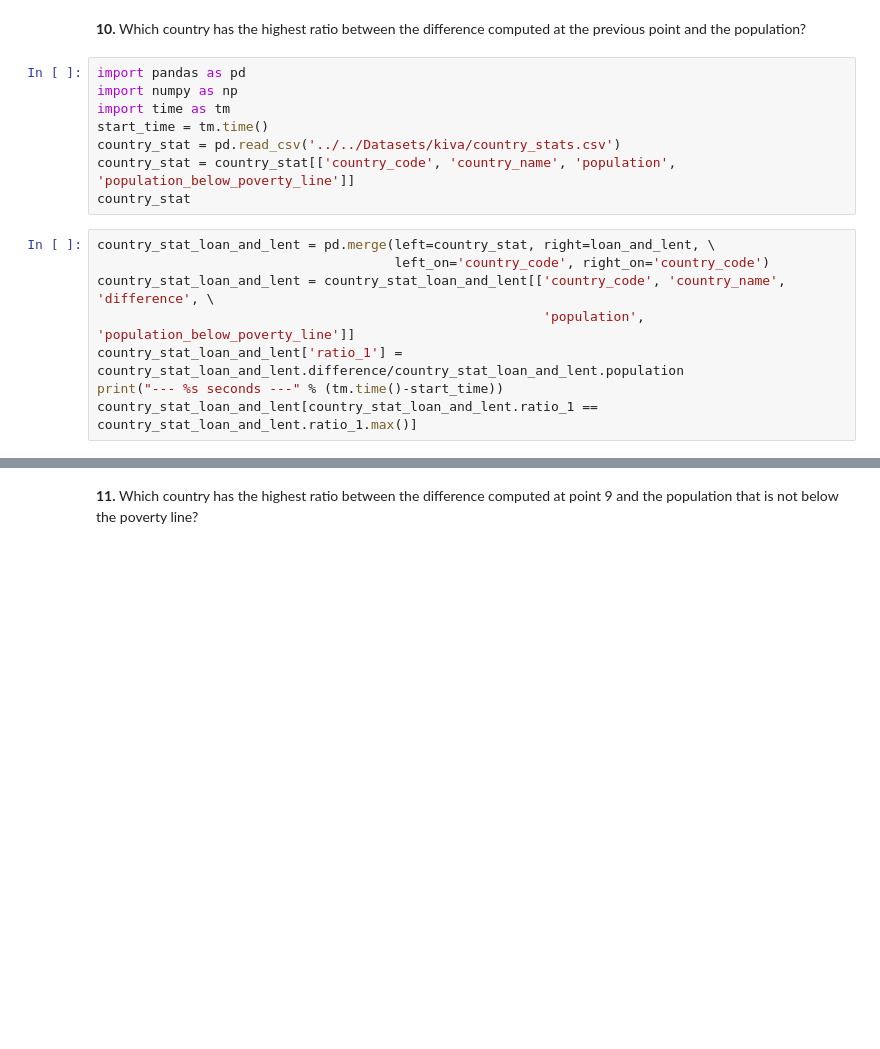
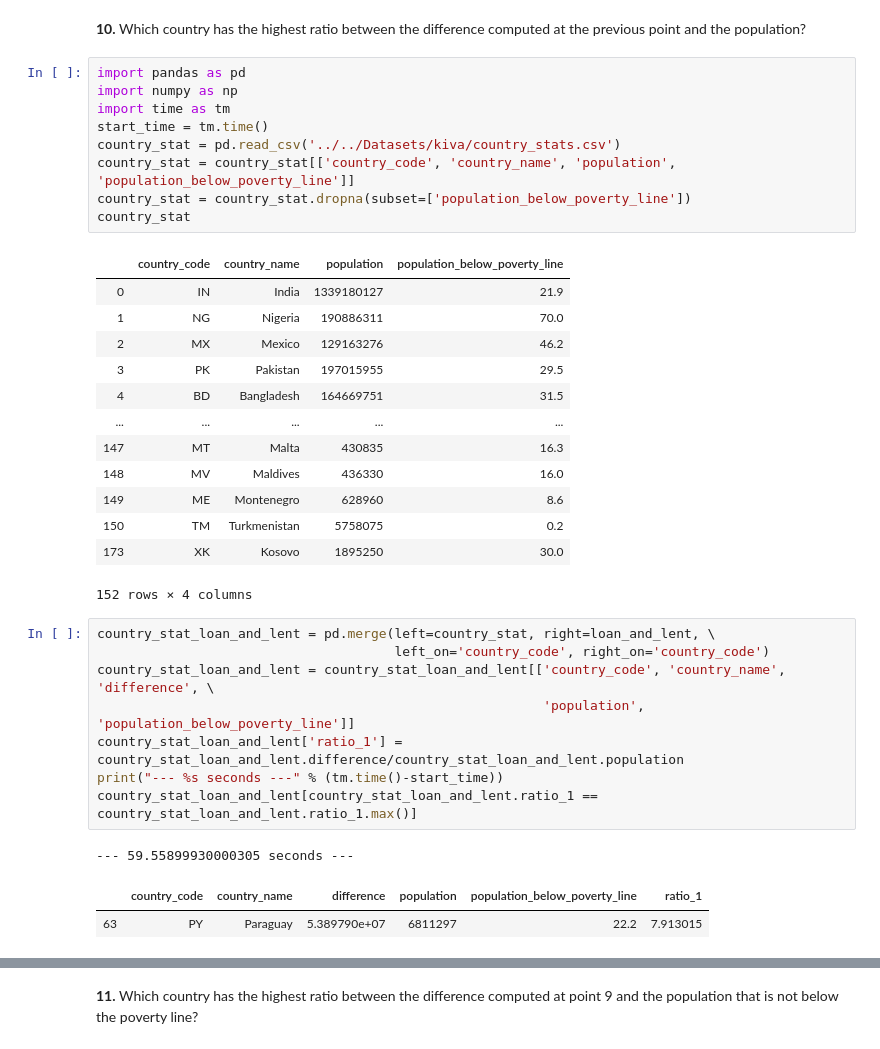
Before and after one commit to vladofilipovic/Foundation_CS_Project, a Jupyter notebook: project/solution-01-primary-final.ipynb, the cells around one changed output, grey strips where cells are left out. Cells and saved outputs as stored; diff of their text form; blank space fills up the shorter version.

```diff
--- a/project/solution-01-primary-final.ipynb
+++ b/project/solution-01-primary-final.ipynb
@@ -236,11 +504,26 @@ loan_and_lent[loan_and_lent.difference == loan_and_lent.difference.max()]
 # %%
 import pandas as pd
 import numpy as np
 import time as tm
 start_time = tm.time()
 country_stat = pd.read_csv('../../Datasets/kiva/country_stats.csv')
 country_stat = country_stat[['country_code', 'country_name', 'population', 'population_below_poverty_line']]
+country_stat = country_stat.dropna(subset=['population_below_poverty_line'])
 country_stat
+# %% [output]
+|  | country_code | country_name | population | population_below_poverty_line |
+| 0 | IN | India | 1339180127 | 21.9 |
+| 1 | NG | Nigeria | 190886311 | 70.0 |
+| 2 | MX | Mexico | 129163276 | 46.2 |
+| 3 | PK | Pakistan | 197015955 | 29.5 |
+| 4 | BD | Bangladesh | 164669751 | 31.5 |
+| ... | ... | ... | ... | ... |
+| 147 | MT | Malta | 430835 | 16.3 |
+| 148 | MV | Maldives | 436330 | 16.0 |
+| 149 | ME | Montenegro | 628960 | 8.6 |
+| 150 | TM | Turkmenistan | 5758075 | 0.2 |
+| 173 | XK | Kosovo | 1895250 | 30.0 |
+152 rows × 4 columns
 # %%
 country_stat_loan_and_lent = pd.merge(left=country_stat, right=loan_and_lent, \
                                       left_on='country_code', right_on='country_code')
@@ -249,3 +532,7 @@ country_stat_loan_and_lent = country_stat_loan_and_lent[['country_code', 'countr
 country_stat_loan_and_lent['ratio_1'] = country_stat_loan_and_lent.difference/country_stat_loan_and_lent.population
 print("--- %s seconds ---" % (tm.time()-start_time))
 country_stat_loan_and_lent[country_stat_loan_and_lent.ratio_1 == country_stat_loan_and_lent.ratio_1.max()]
+# %% [output]
+--- 59.55899930000305 seconds ---
+|  | country_code | country_name | difference | population | population_below_poverty_line | ratio_1 |
+| 63 | PY | Paraguay | 5.389790e+07 | 6811297 | 22.2 | 7.913015 |
```
Also changed, not shown: parts of 28 cells of this notebook, 1 other file.
